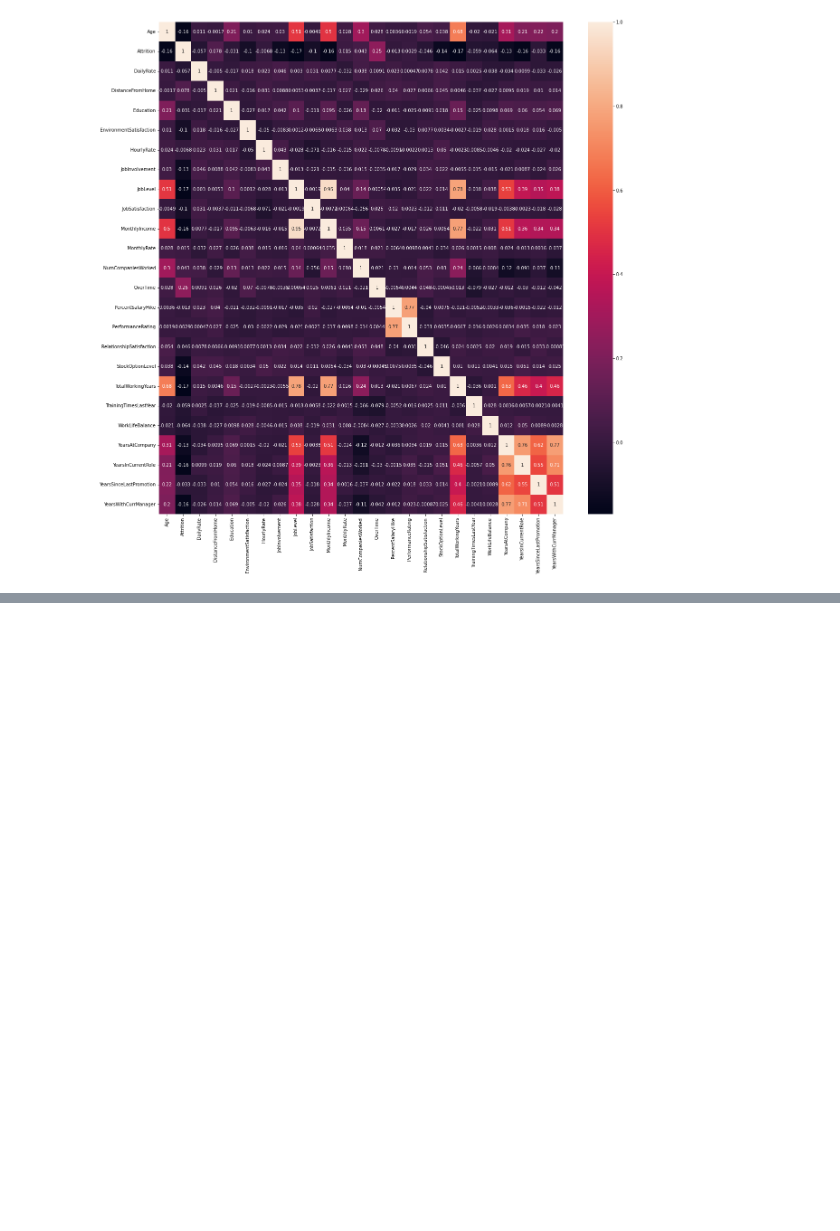
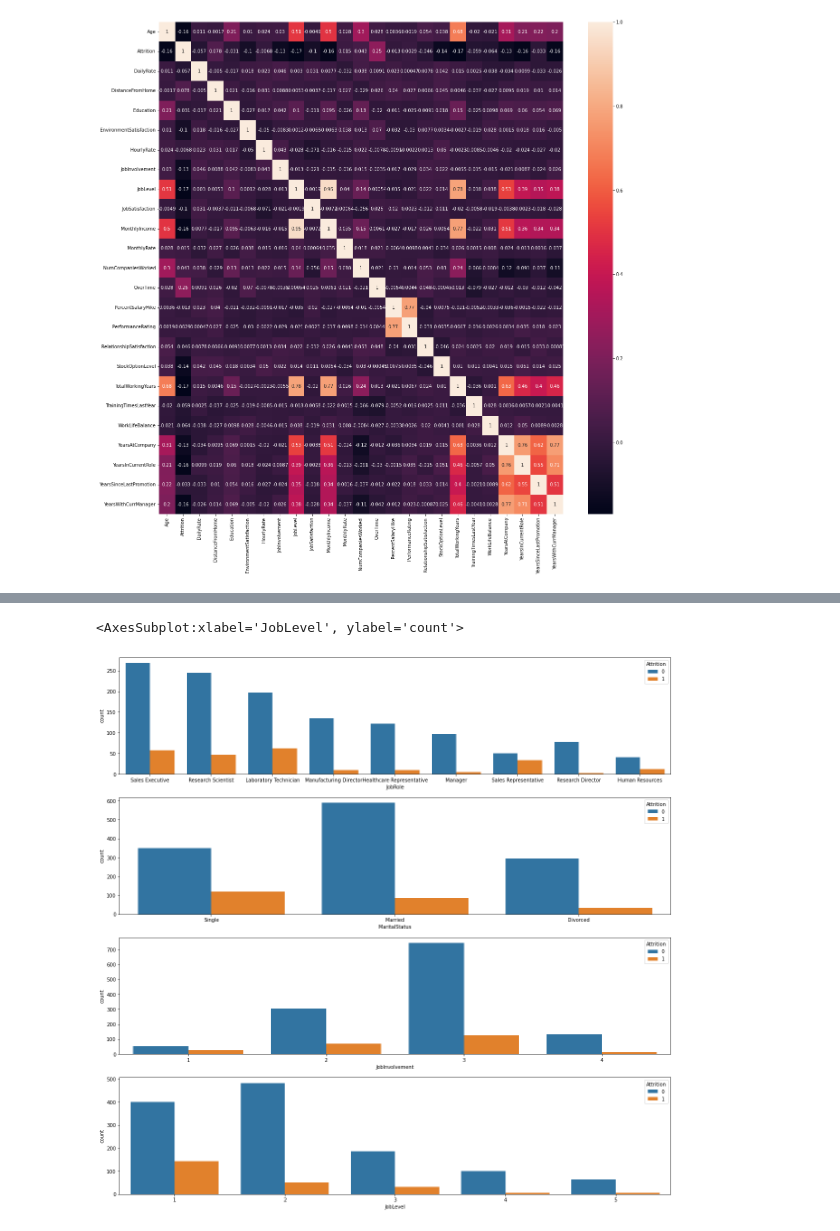
Before and after one commit to shadabalam167/Employee_Retention, a Jupyter notebook: Employee_Retention.ipynb, the cells around one changed output, grey strips where cells are left out. Saved outputs shown, nothing was run; the diff lists cells and outputs as text; code cells hidden in the pictures; blank space fills up the shorter version.

```diff
--- a/Employee_Retention.ipynb
+++ b/Employee_Retention.ipynb
@@ -160,0 +167,18 @@ sns.heatmap(correlations, annot = True)
+# %%
+plt.figure(figsize=[20,20])
+plt.subplot(411)
+sns.countplot(x = 'JobRole', hue = 'Attrition', data = df)
+plt.subplot(412)
+sns.countplot(x = 'MaritalStatus', hue = 'Attrition', data = df)
+plt.subplot(413)
+sns.countplot(x = 'JobInvolvement', hue = 'Attrition', data = df)
+plt.subplot(414)
+sns.countplot(x = 'JobLevel', hue = 'Attrition', data = df)
+
+# Single employees tend to leave compared to married and divorced
+# Sales Representitives tend to leave compared to any other job
+# Less involved employees tend to leave the company
+# Less experienced (low job level) tend to leave the company
+# %% [output]
+<AxesSubplot:xlabel='JobLevel', ylabel='count'>
+[figure, added]
```
Also changed, not shown: parts of 5 cells of this notebook.
